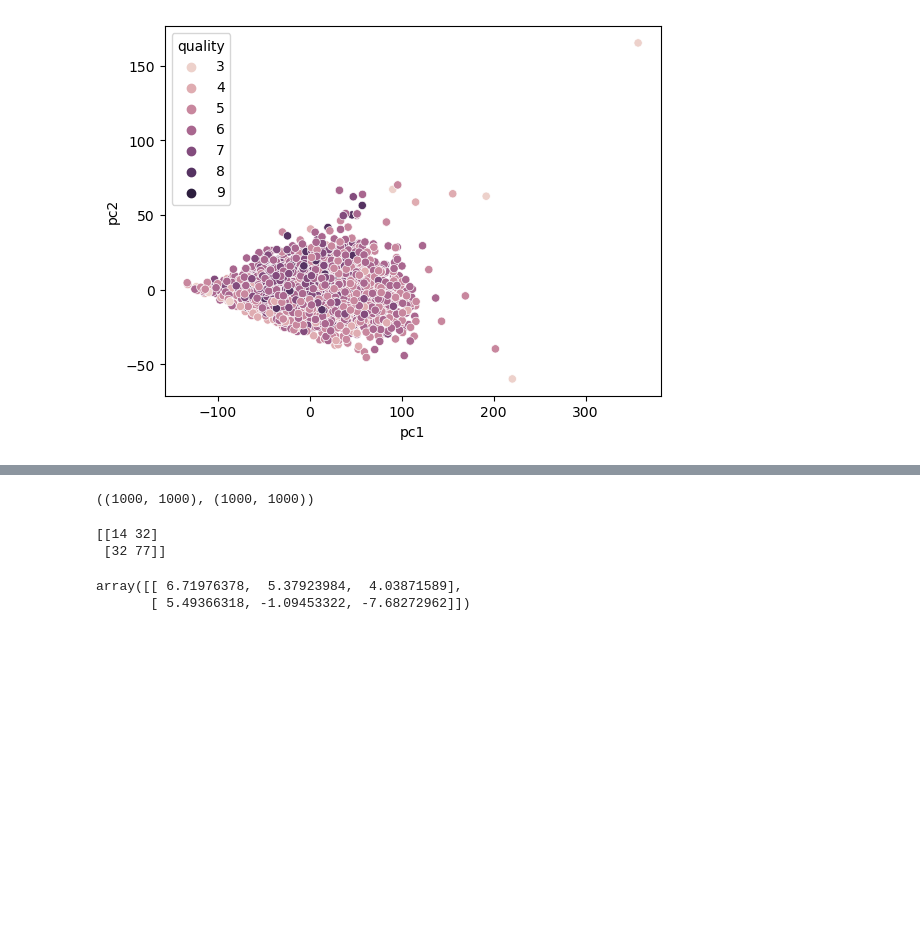
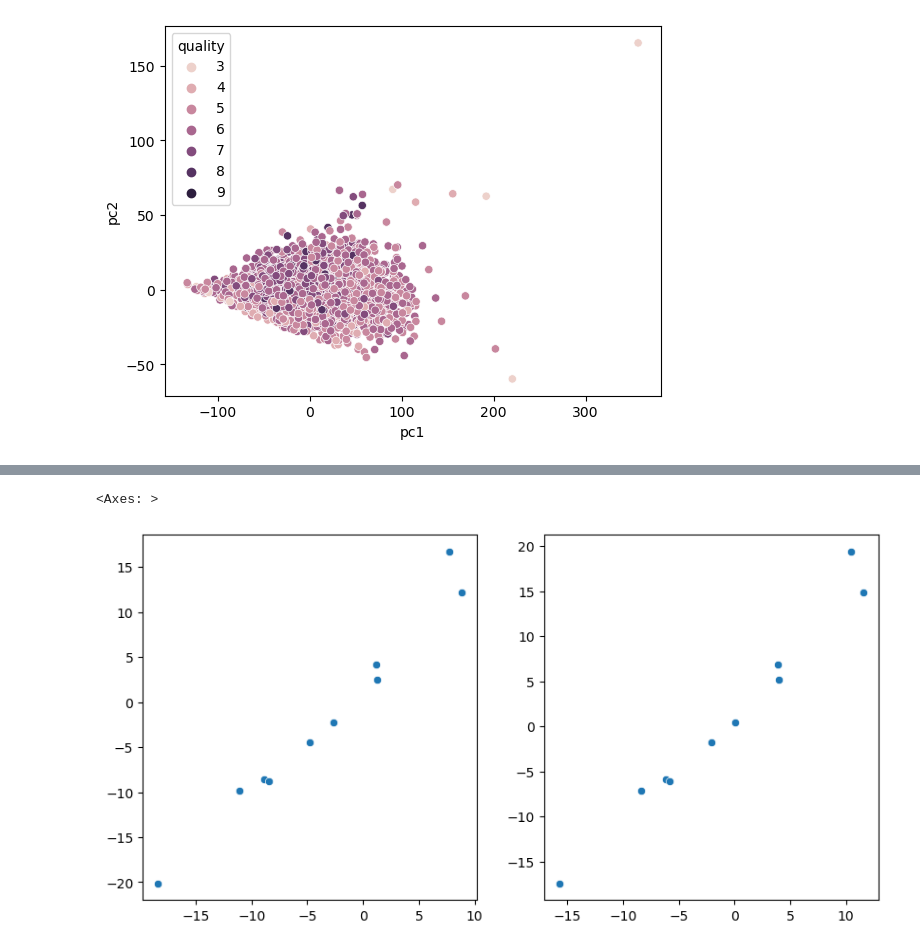
Before and after one commit to Janko-dev/ml_notebooks, a Jupyter notebook: notebooks/dimensionality_reduction.ipynb, the cells around one changed output, grey strips where cells are left out. Drawn from its saved outputs; the diff is of its cells as text; code cells hidden in the pictures; blank space fills up the shorter version.

```diff
--- a/notebooks/dimensionality_reduction.ipynb
+++ b/notebooks/dimensionality_reduction.ipynb
@@ -197,40 +196,13 @@ array([0.97379451, 0.02620549])
-# %%
-X_mean = np.ones((sample.shape[0], )).reshape(-1, 1) @ sample.mean(axis=1).reshape(1, -1)
-
-B = X_mean - X_mean.mean(axis=0)
-
-C = B.T @ B
-eigvals, eigvecs = np.linalg.eig(C)
-
-T = B @ eigvecs
-
-T.shape
-# np.ones((sample.shape[0], )).reshape(-1, 1)
-# sample.mean(axis=1)
-# %% [output]
-((1000, 1000), (1000, 1000))
-# %%
-
-X = np.array([
-    [1, 2, 3],
-    [4, 5, 6]
-])
-print(X @ X.T)
-
-eigvals1, V = np.linalg.eig(X @ X.T)
-eigvals2, W = np.linalg.eig(X.T @ X)
-
-k = eigvals1.shape[0] if min(eigvals1.shape[0], eigvals2.shape[0]) else eigvals2.shape[0]
-eigvals = np.concatenate([eigvals1, eigvals2])
-eigvals[::-1].sort()
-
-A = np.zeros((2, 3))
-for i in range(k):
-    A[i, i] = np.sqrt(eigvals[i])
-
-V @ A @ W.T
-# %% [output]
-[[14 32]
- [32 77]]
-array([[ 6.71976378,  5.37923984,  4.03871589],
-       [ 5.49366318, -1.09453322, -7.68272962]])
+# %%
+sample = np.random.multivariate_normal([0, 0], [[1, 0.95], [0.95, 1]], (10,)) * 10
+
+mean = sample.mean()
+de_mean_sample = sample - mean
+
+fig, axes = plt.subplots(1, 2, figsize=(10, 5))
+
+sns.scatterplot(x=sample[:, 0], y=sample[:, 1], ax=axes[0])
+sns.scatterplot(x=de_mean_sample[:, 0], y=de_mean_sample[:, 1], ax=axes[1])
+# %% [output]
+<Axes: >
+[figure, added]
```
Also changed, not shown: parts of 5 cells of this notebook.
